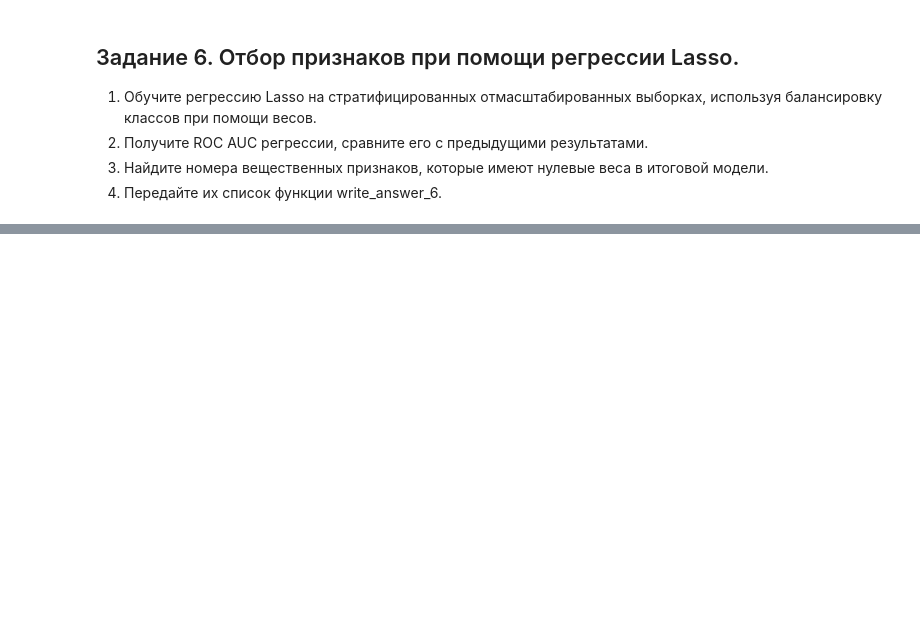
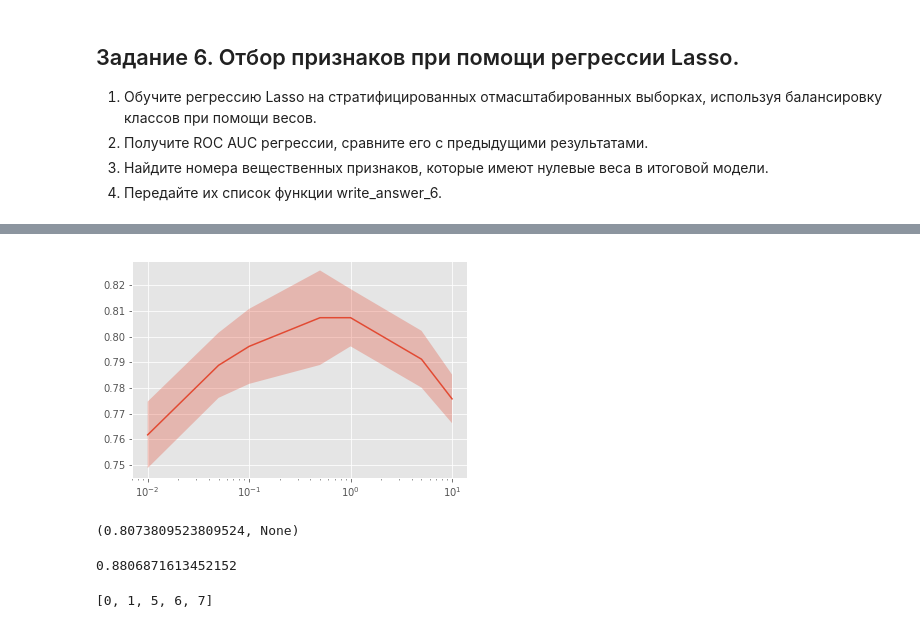
Before and after one commit to Afsent/coursera-ml, a Jupyter notebook: Labeled training/Preprocessing/Preprocessing_LR_Coursera.ipynb, the cells around one changed output, grey strips where cells are left out. Cells and saved outputs as stored; diff of their text form; code cells hidden in the pictures; blank space fills up the shorter version.

```diff
--- a/Labeled training/Preprocessing/Preprocessing_LR_Coursera.ipynb
+++ b/Labeled training/Preprocessing/Preprocessing_LR_Coursera.ipynb
@@ -785,0 +777,10 @@ write_answer_5(auc7)
+# %%
+scaler_strat = StandardScaler()
+X_train_real_zeros_strat = scaler_strat.fit_transform(X_train_real_zeros_strat)
+X_test_real_zeros_strat = scaler_strat.transform(X_test_real_zeros_strat)
+X_train_lasso = np.hstack((X_train_real_zeros_strat, X_train_cat_oh_strat))
+X_test_lasso = np.hstack((X_test_real_zeros_strat, X_test_cat_oh_strat))
+# %%
+estimator8 = LogisticRegression(class_weight='balanced', penalty='l1')
+optimizer8 = GridSearchCV(estimator8, param_grid, cv=cv)
+optimizer8.fit(X_train_lasso, y_train_strat)
@@ -786,3 +797,19 @@ write_answer_5(auc7)
+# %%
+optimizer8.best_score_, plot_scores(optimizer8)
+# %% [output]
+[figure, added]
+(0.8073809523809524, None)
+# %%
+auc8 = roc_auc_score(y_test_strat, optimizer8.best_estimator_.predict_proba(X_test_strat)[:,1])
+auc8
+# %% [output]
+0.8806871613452152
+# %%
+weights = optimizer8.best_estimator_.coef_[0]
+features = [i for i in range(len(X_train_real_zeros_strat[0])) if weights[i] == 0.0]
+features
+# %% [output]
+[0, 1, 5, 6, 7]
 # %%
 def write_answer_6(features):
     with open("preprocessing_lr_answer6.txt", "w") as fout:
```
Also changed, not shown: parts of 13 cells of this notebook.
